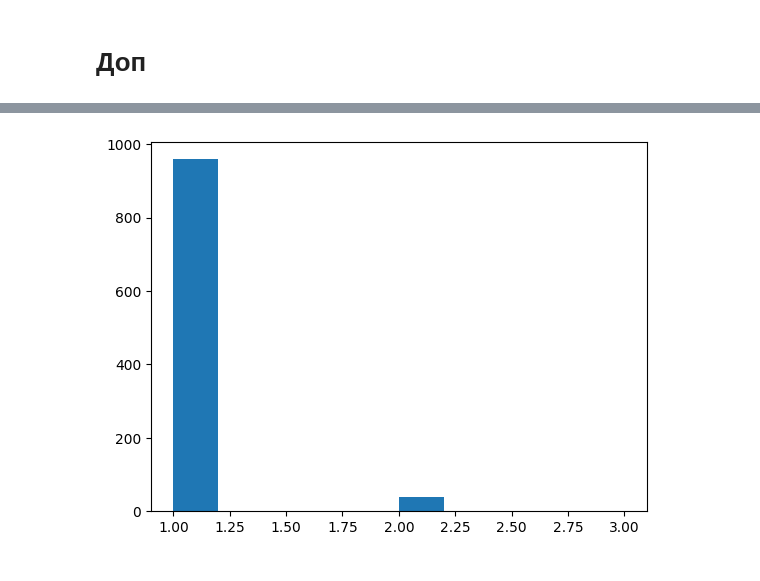
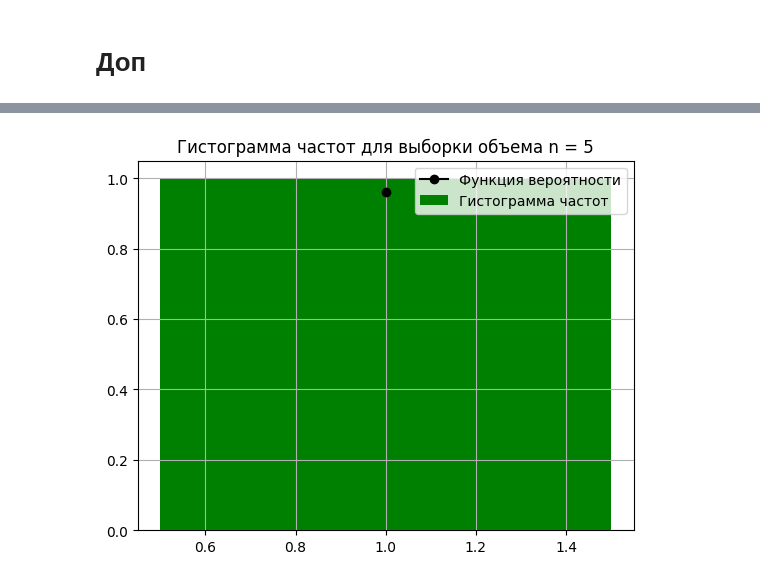
Before and after one commit to Daniel1871/Mathematical_Statistics, a Jupyter notebook: MS_HW2_discrete.ipynb, the cells around one changed output, grey strips where cells are left out. Cells and saved outputs as stored; diff of their text form; code cells hidden in the pictures.

```diff
--- a/MS_HW2_discrete.ipynb
+++ b/MS_HW2_discrete.ipynb
@@ -246,4 +241,0 @@ dfs_l = [np.random.default_rng().logseries(1/13, n) for n in sizes]
-# %%
-for df in dfs_t:
-  h = plt.hist(df, bins=200, density=True)
-  plt.show()
@@ -259,3 +241,0 @@ for df in dfs_t:
-# %%
-h = plt.hist(np.random.triangular(0, 0.6, 1, 100000), bins=200, density=True)
-plt.show()
@@ -264,5 +242,23 @@ plt.show()
-# %%
-count, bins, ignored = plt.hist(np.random.default_rng().logseries(1/13, 1000))
-plt.show()
-# %% [output]
-[figure, removed]
+# %%
+def plot_hist(n, n_bins):
+    if n != 5:
+      len_interval = (max(df_log[n][4]) - min(df_log[n][4])) / n_bins
+      h = plt.hist(df_log[n][4], bins = n_bins, weights = [1 / (n * len_interval)] * n, color = 'g')
+      assert(np.abs(h[1][1] - h[1][0] - len_interval) < 0.0001) # длина интервала
+    else:
+      len_interval = 1
+      h = plt.hist(df_log[n][4], bins = n_bins, weights = [1 / n] * n,color = 'g')
+
+
+    plt.plot(np.unique(df_log[n][4]), [P(x) for x in np.unique(df_log[n][4])], 'k', marker = 'o')
+    #plt.plot(h[1][:-1] + len_interval / 2, h[0], 'r', marker = 'o')
+
+    plt.grid(True)
+    #plt.legend(['Функция вероятности', 'Полигон частот',  'Гистограмма частот'])
+    plt.legend(['Функция вероятности',  'Гистограмма частот'])
+    plt.title(f'Гистограмма частот для выборки объема n = {n}')
+    plt.show()
+# %%
+plot_hist(5, 1)
+# %% [output]
+[figure, added]
```
Also changed, not shown: parts of 11 cells of this notebook.
